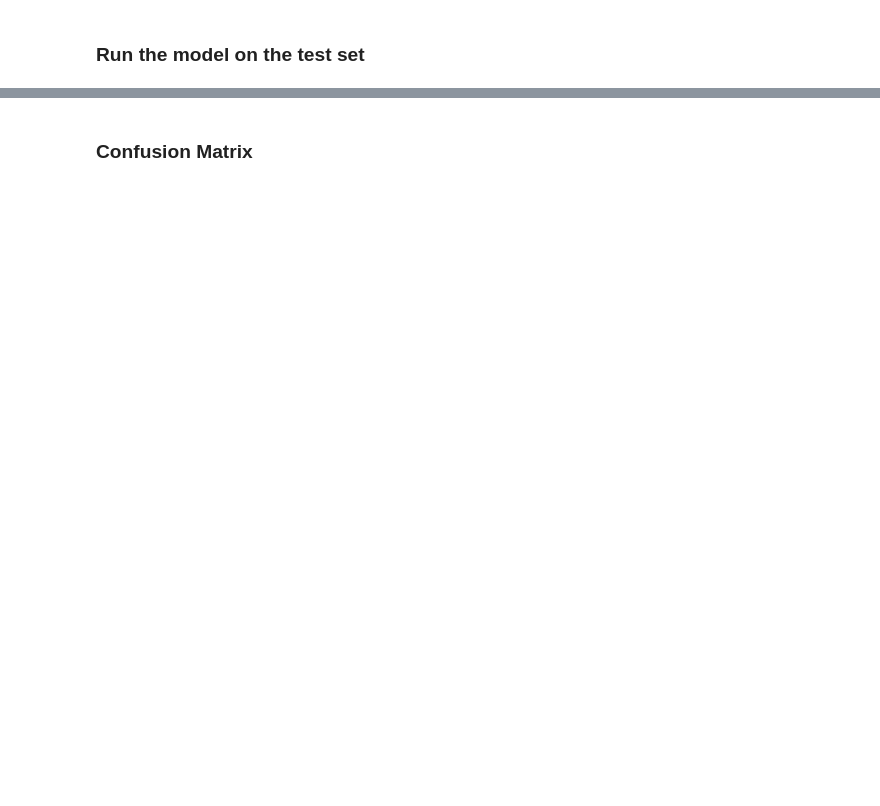
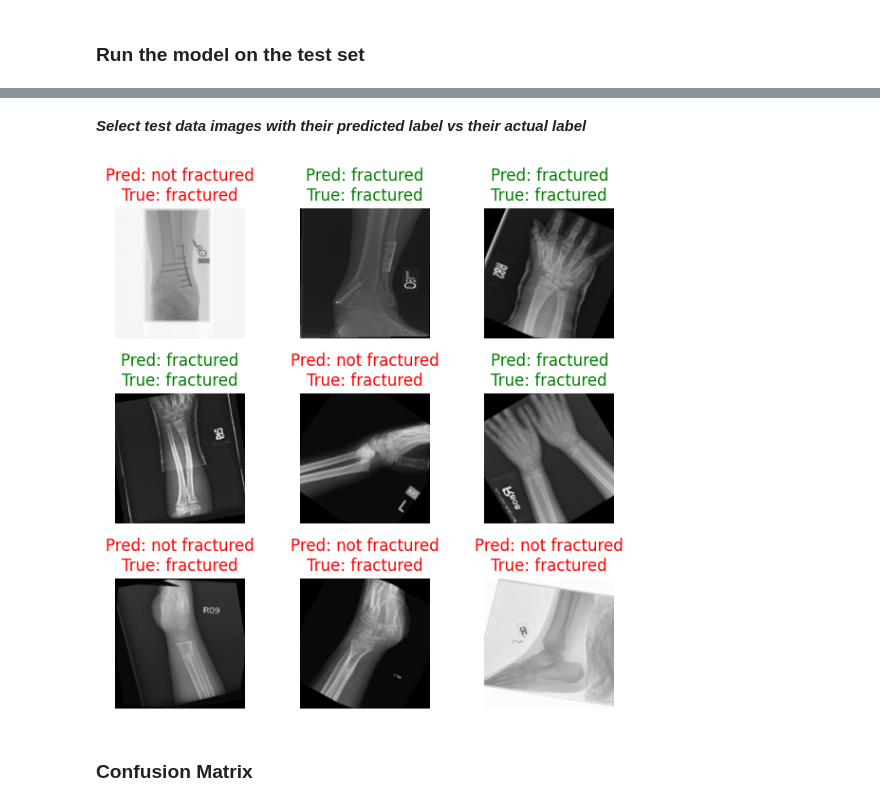
Before and after one commit to diya-vinod/Bone-Fracture-CNN, a Jupyter notebook: CNNBoneFracture.ipynb, the cells around one changed output, grey strips where cells are left out. Saved outputs shown, nothing was run; the diff lists cells and outputs as text; code cells hidden in the pictures; blank space fills up the shorter version.

```diff
--- a/CNNBoneFracture.ipynb
+++ b/CNNBoneFracture.ipynb
@@ -216,5 +237,32 @@ y_pred_classes = (y_pred > 0.5).astype(int)
 # %%
 y_true = test_data.classes
+# %% [markdown]
+***Select test data images with their predicted label vs their actual label***
+# %%
+class_names = list(test_data.class_indices.keys())
+
+num_images = 9
+
+plt.figure(figsize=(6, 6))
+
+for i in range(num_images):
+    img, _ = test_data[i]
+    img = img[0]
+
+    pred_label = class_names[y_pred_classes[i].item()]
+    true_label = class_names[y_true[i]]
+
+    plt.subplot(3, 3, i + 1)
+    plt.imshow(img)
+    plt.axis("off")
+
+    color = "green" if pred_label == true_label else "red"
+    plt.title(f"Pred: {pred_label}\nTrue: {true_label}", color=color)
+
+plt.tight_layout()
+plt.show()
+# %% [output]
+[figure, added]
 # %% [markdown]
 ### Confusion Matrix
 # %%
```
Also changed, not shown: parts of 10 cells of this notebook.
